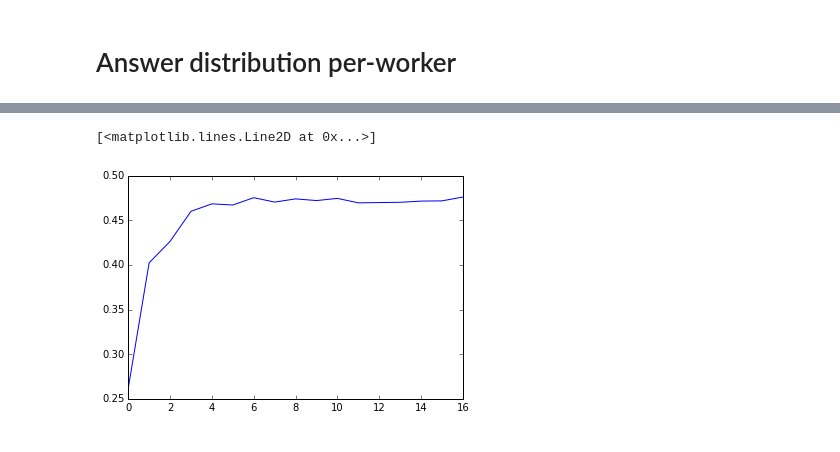
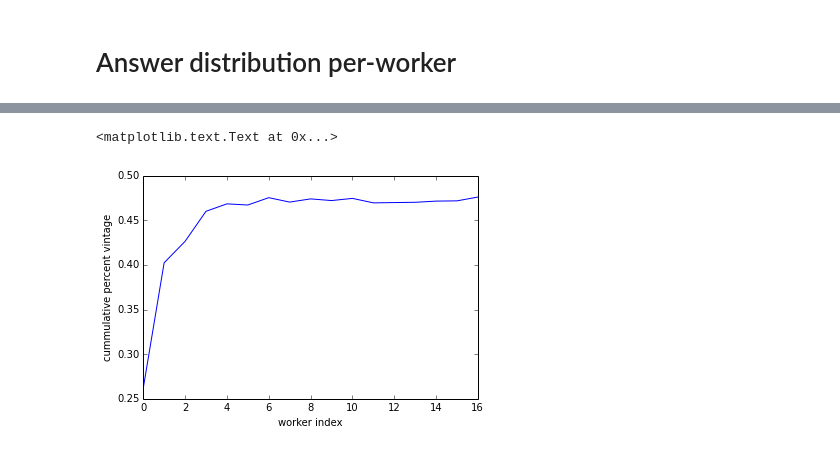
Before and after one commit to matttrent/vislab, a Jupyter notebook: notebooks/mturk_get_results.ipynb, the cells around one changed output, grey strips where cells are left out. Cells and saved outputs as stored; diff of their text form; code cells hidden in the pictures.

```diff
--- a/notebooks/mturk_get_results.ipynb
+++ b/notebooks/mturk_get_results.ipynb
@@ -371,7 +374,9 @@ plot( mean_answer )
 csum_true  = np.cumsum( n_trues )
 csum_total = np.cumsum( n_totals )
 # %%
-plot( [ t / float(total) for t,total in zip( csum_true, csum_total ) ] )
+plt.plot( [ t / float(total) for t,total in zip( csum_true, csum_total ) ] )
+plt.xlabel( 'worker index' )
+plt.ylabel( 'cummulative percent vintage' )
 # %% [output]
-[<matplotlib.lines.Line2D at 0x...>]
+<matplotlib.text.Text at 0x...>
-[figure, old version]
+[figure, new version]
```
Also changed, not shown: parts of 3 cells of this notebook.
